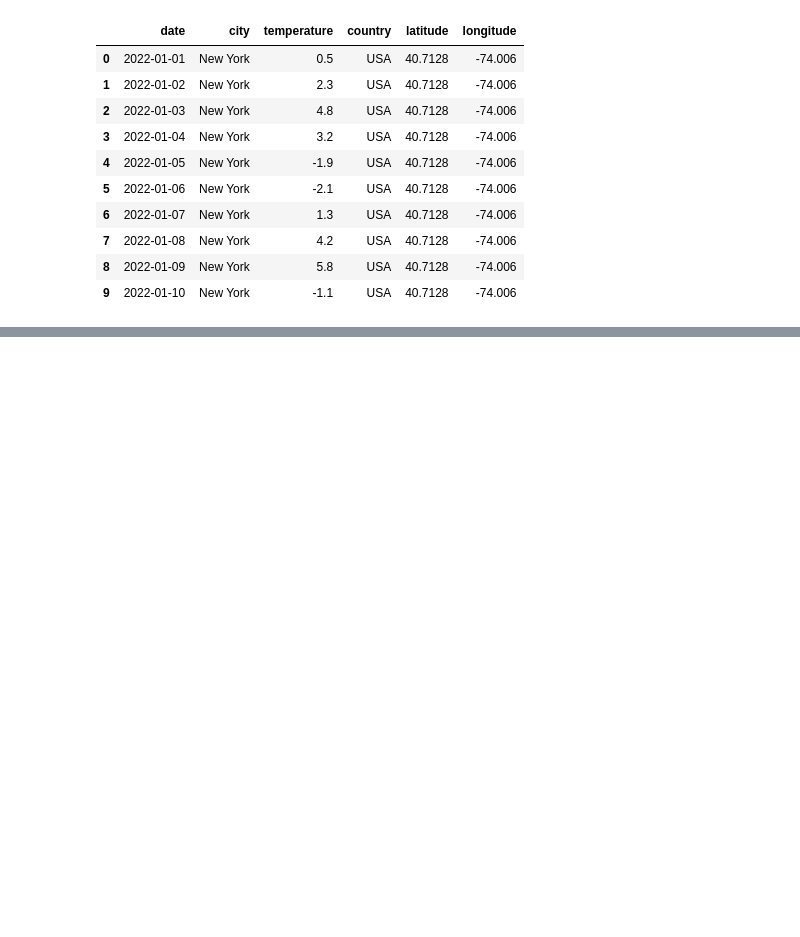
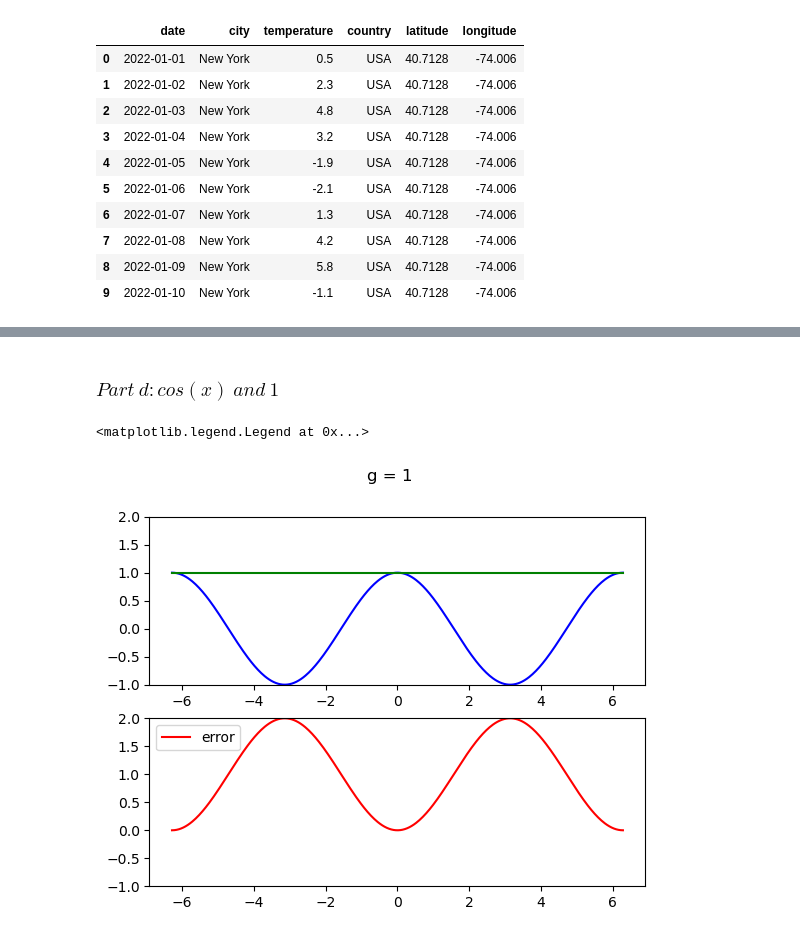
Before and after one commit to arianaira/numerical-analysis-course, a Jupyter notebook: numrical_analysis.ipynb, the cells around one changed output, grey strips where cells are left out. Drawn from its saved outputs; the diff is of its cells as text; code cells hidden in the pictures; blank space fills up the shorter version.

```diff
--- a/numrical_analysis.ipynb
+++ b/numrical_analysis.ipynb
@@ -634,0 +615,18 @@ df_merged.head(10)
+# %% [markdown]
+### $Part\ d: cos(x)\ and\ 1$
+# %%
+x = np.linspace(-(2 * np.pi), 2 * np.pi, 400)
+y = np.cos(x)
+g = [1] * 400
+fig, (ax1, ax2) = plt.subplots(2)
+err = abs(y - g)
+ax1.set_ylim([-1, 2])
+ax2.set_ylim([-1, 2])
+ax1.plot(x, y, color='b', label='cos')
+ax1.plot(x, g, color='g', label='x')
+fig.suptitle('g = 1')
+ax2.plot(x, err, color='r', label='error')
+plt.legend(loc='upper left')
+# %% [output]
+<matplotlib.legend.Legend at 0x...>
+[figure, added]
```
Also changed, not shown: parts of 52 cells of this notebook.
